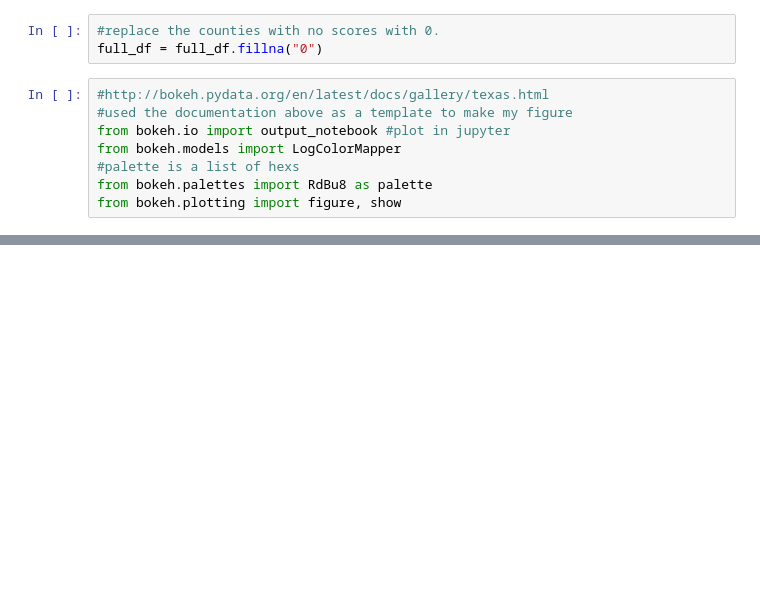
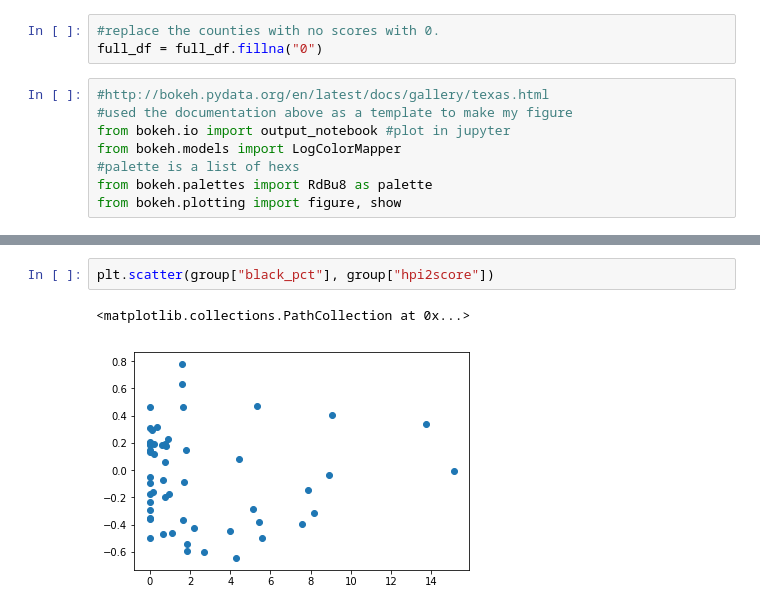
Before and after one commit to Jesse-mk/COGS108_Repo, a Jupyter notebook: SD_hpiscore_map.ipynb, the cells around one changed output, grey strips where cells are left out. Drawn from its saved outputs; the diff is of its cells as text; blank space fills up the shorter version.

```diff
--- a/SD_hpiscore_map.ipynb
+++ b/SD_hpiscore_map.ipynb
@@ -378,0 +386,5 @@ plt.scatter(group["pacificisl_pct"], group["hpi2score"])
+# %%
+plt.scatter(group["black_pct"], group["hpi2score"])
+# %% [output]
+<matplotlib.collections.PathCollection at 0x...>
+[figure, added]
```
Also changed, not shown: parts of 12 cells of this notebook.
